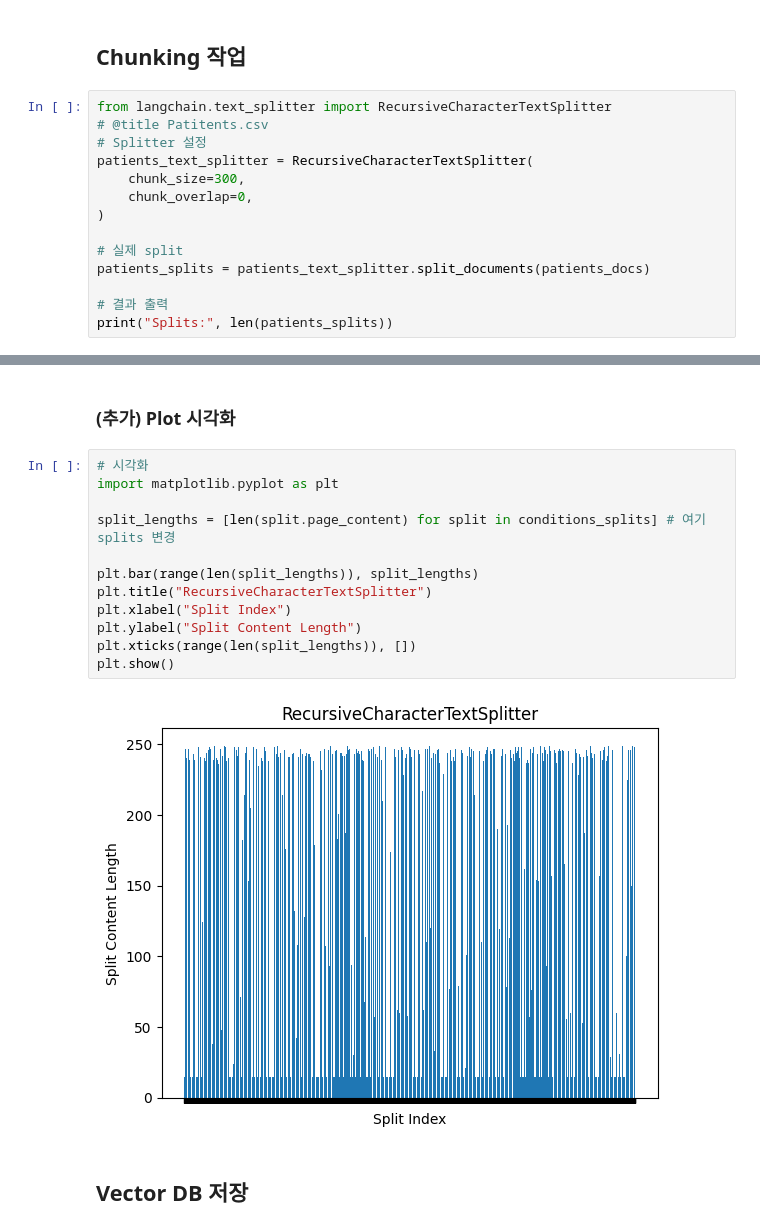
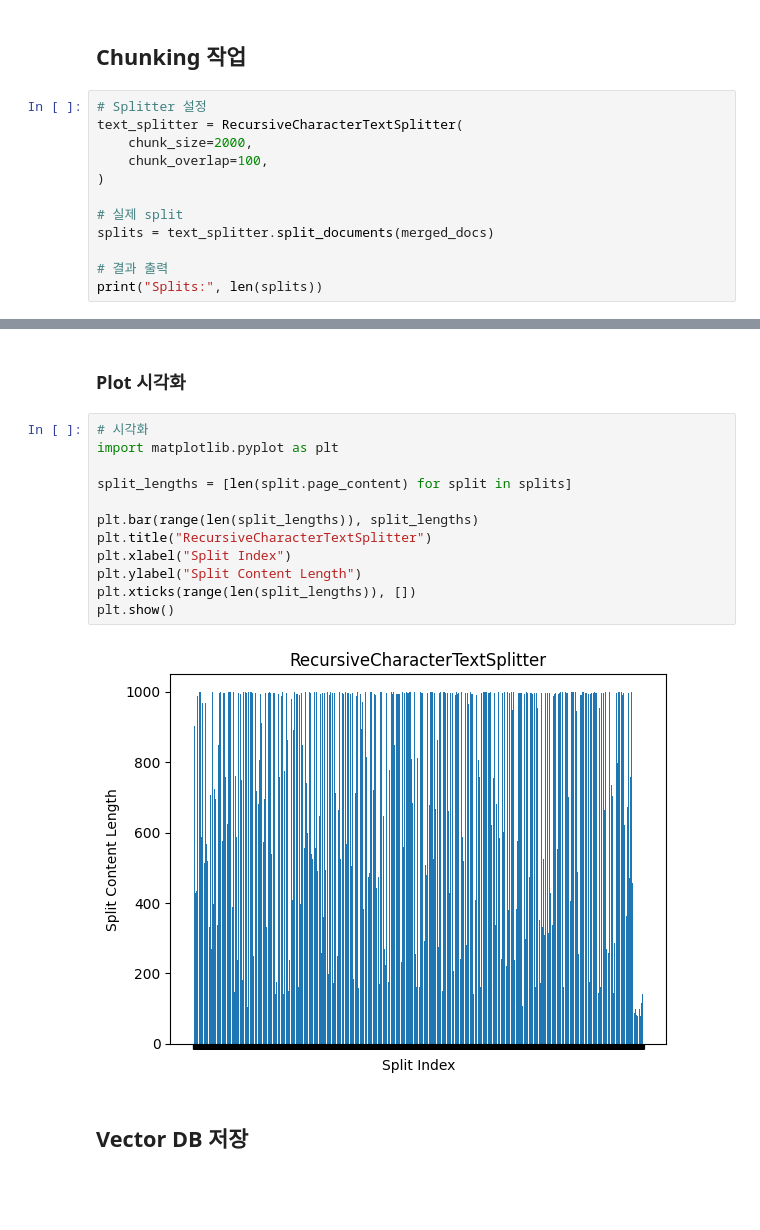
Before and after one commit to joo9906/AI_Track, a Jupyter notebook: colab/Team8_v2.ipynb, the cells around one changed output, grey strips where cells are left out. Cells and saved outputs as stored; diff of their text form; blank space fills up the shorter version.

```diff
--- a/colab/Team8_v2.ipynb
+++ b/colab/Team8_v2.ipynb
@@ -451,17 +470,15 @@ print(f"최대 문자열 길이: {max_len}")
 # %% [markdown]
 ## Chunking 작업
 # %%
-from langchain.text_splitter import RecursiveCharacterTextSplitter
-# @title Patitents.csv
 # Splitter 설정
-patients_text_splitter = RecursiveCharacterTextSplitter(
-    chunk_size=300,
-    chunk_overlap=0,
+text_splitter = RecursiveCharacterTextSplitter(
+    chunk_size=2000,
+    chunk_overlap=100,
 )
 
 # 실제 split
-patients_splits = patients_text_splitter.split_documents(patients_docs)
+splits = text_splitter.split_documents(merged_docs)
 
 # 결과 출력
-print("Splits:", len(patients_splits))
+print("Splits:", len(splits))
 # %% [output]
@@ -484,19 +486,19 @@ Splits: 6993
 # %% [markdown]
-### (추가) Plot 시각화
+### Plot 시각화
 # %%
 # 시각화
 import matplotlib.pyplot as plt
 
-split_lengths = [len(split.page_content) for split in conditions_splits] # 여기 splits 변경
+split_lengths = [len(split.page_content) for split in splits]
 
 plt.bar(range(len(split_lengths)), split_lengths)
 plt.title("RecursiveCharacterTextSplitter")
 plt.xlabel("Split Index")
 plt.ylabel("Split Content Length")
 plt.xticks(range(len(split_lengths)), [])
 plt.show()
 # %% [output]
-[figure, old version]
+[figure, new version]
 # %% [markdown]
 ## Vector DB 저장
 # %%
```
Also changed, not shown: parts of 26 cells of this notebook, 3 other files.
